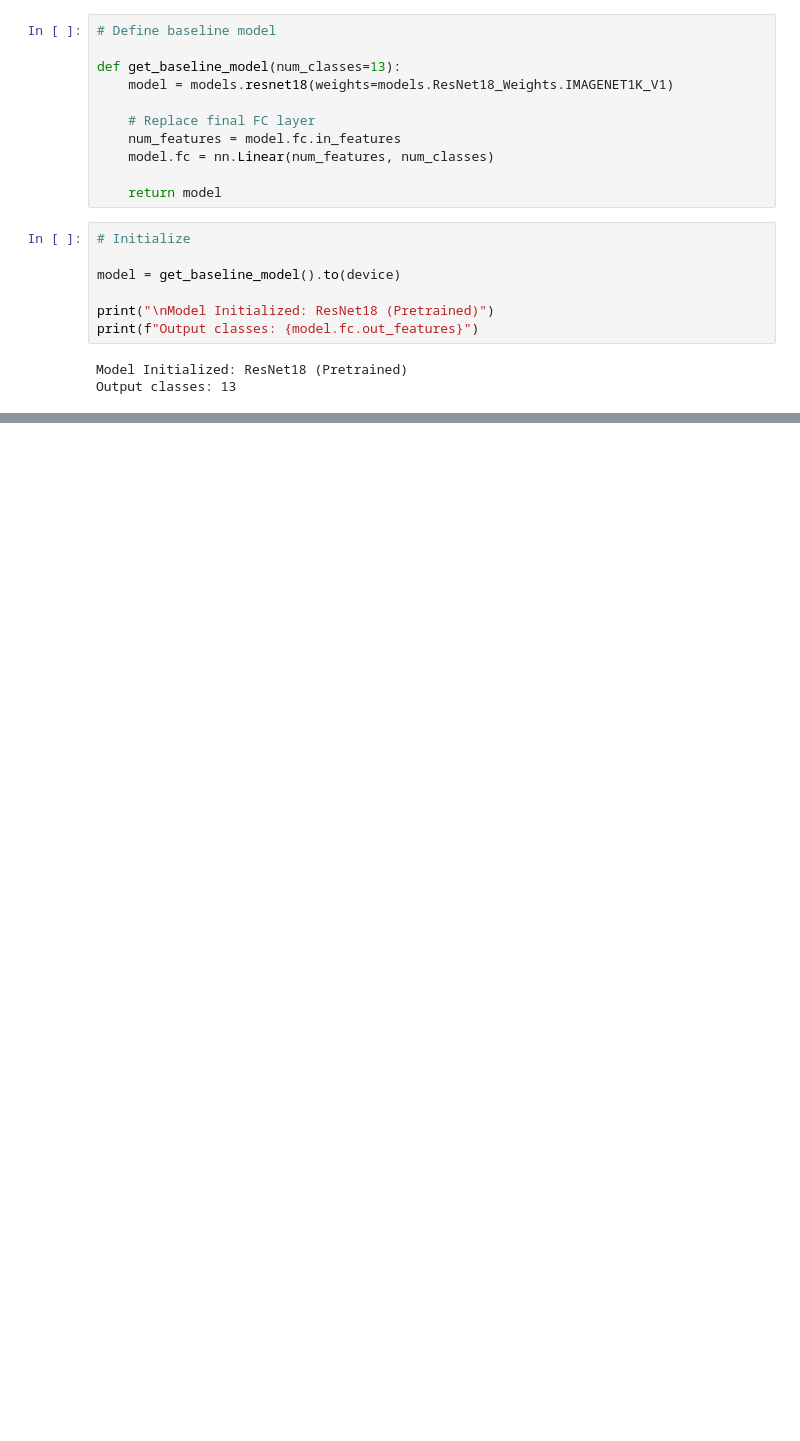
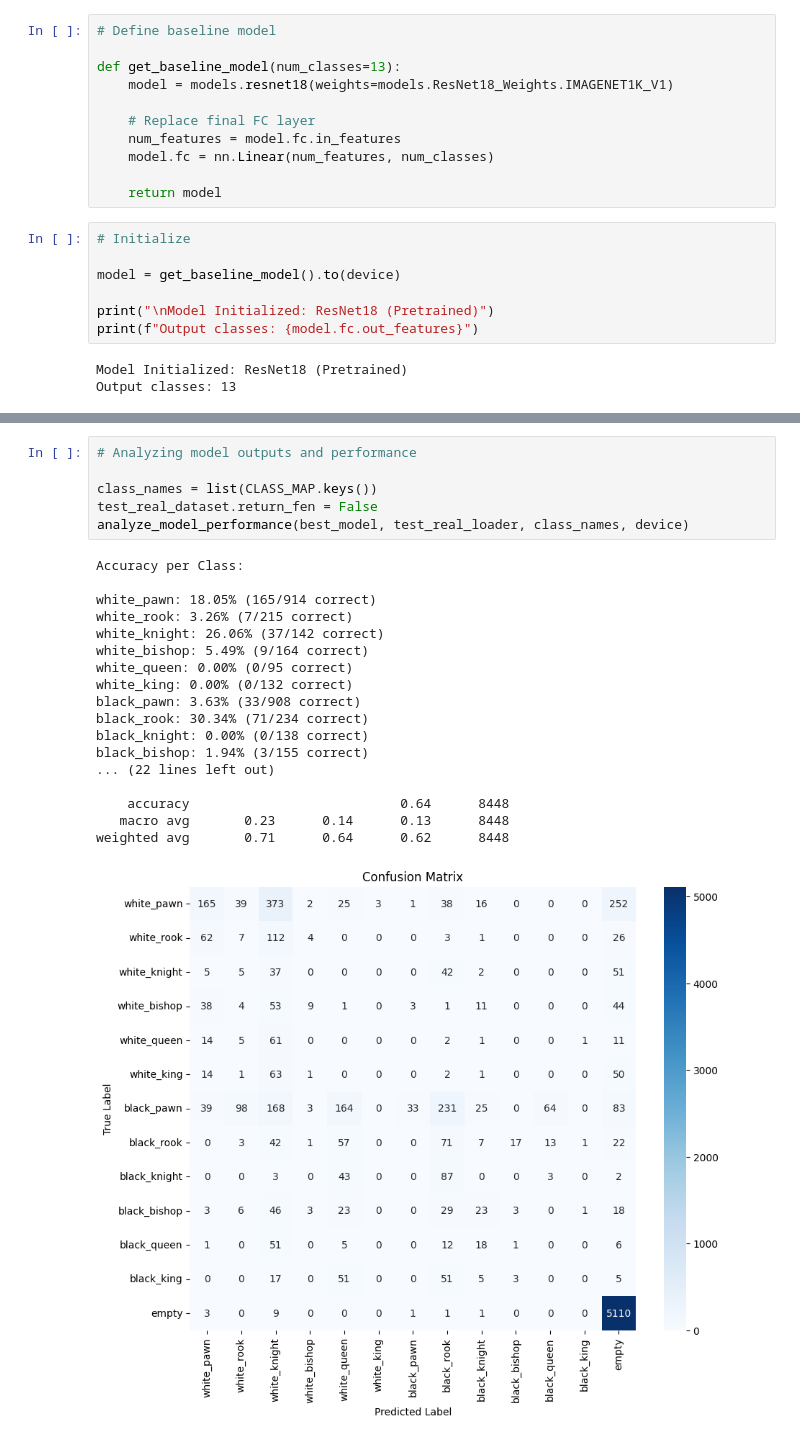
Before and after one commit to JonathanZmora/ChessClassification, a Jupyter notebook: src/notebooks/baseline.ipynb, the cells around one changed output, grey strips where cells are left out. Drawn from its saved outputs; the diff is of its cells as text; blank space fills up the shorter version.

```diff
--- a/src/notebooks/baseline.ipynb
+++ b/src/notebooks/baseline.ipynb
@@ -198 +190,26 @@ Pred FEN: 2n5/r4rr1/3Nq2N/2Nr4/QN4N1/3NN3/5N1q/8
 MISMATCH
+# %%
+# Analyzing model outputs and performance
+
+class_names = list(CLASS_MAP.keys())
+test_real_dataset.return_fen = False
+analyze_model_performance(best_model, test_real_loader, class_names, device)
+# %% [output]
+Accuracy per Class:
+
+white_pawn: 18.05% (165/914 correct)
+white_rook: 3.26% (7/215 correct)
+white_knight: 26.06% (37/142 correct)
+white_bishop: 5.49% (9/164 correct)
+white_queen: 0.00% (0/95 correct)
+white_king: 0.00% (0/132 correct)
+black_pawn: 3.63% (33/908 correct)
+black_rook: 30.34% (71/234 correct)
+black_knight: 0.00% (0/138 correct)
+black_bishop: 1.94% (3/155 correct)
+... (22 lines left out)
+
+    accuracy                           0.64      8448
+   macro avg       0.23      0.14      0.13      8448
+weighted avg       0.71      0.64      0.62      8448
+[figure, added]
```
Also changed, not shown: parts of 17 cells of this notebook, 9 other files.
